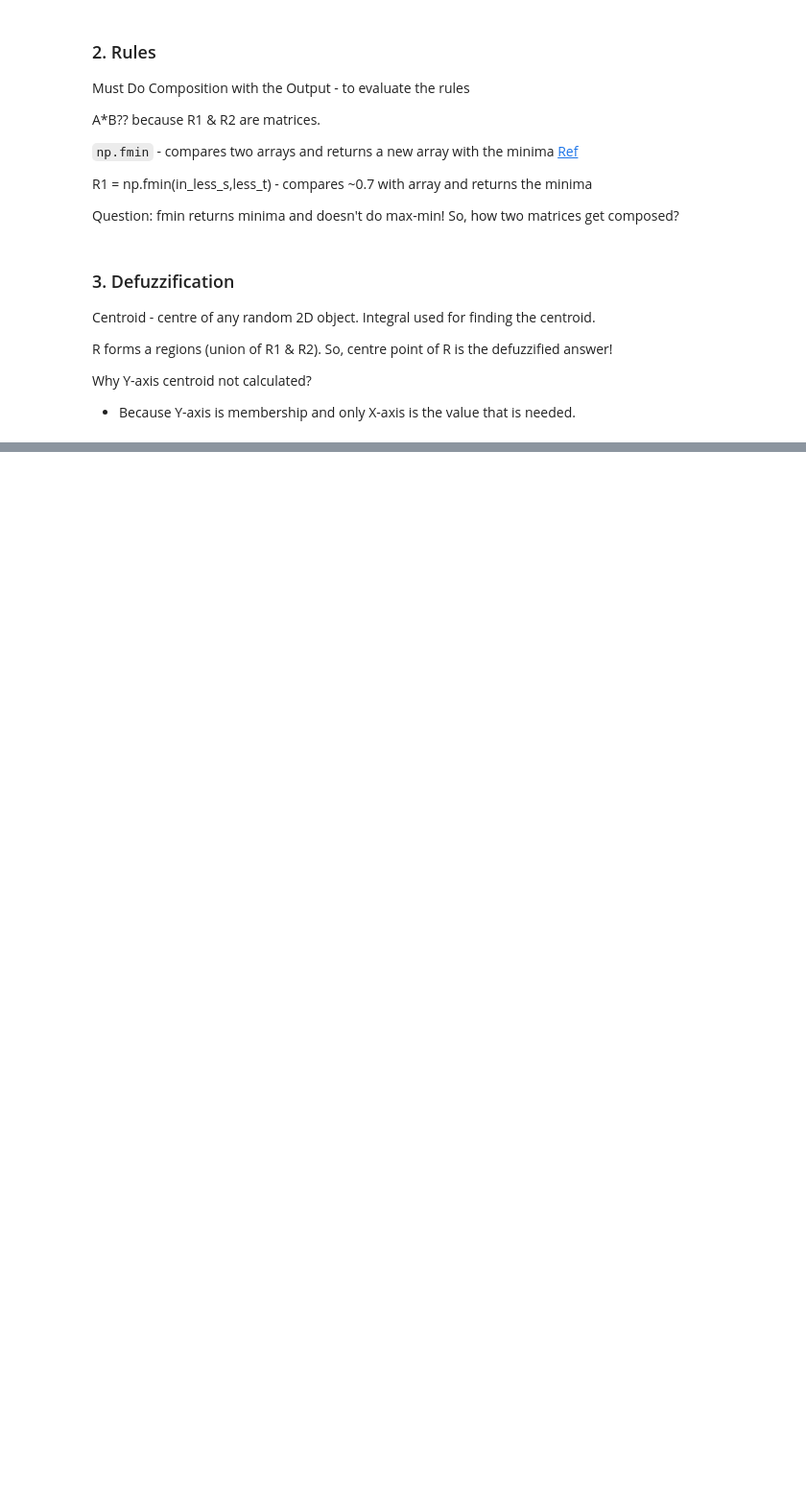
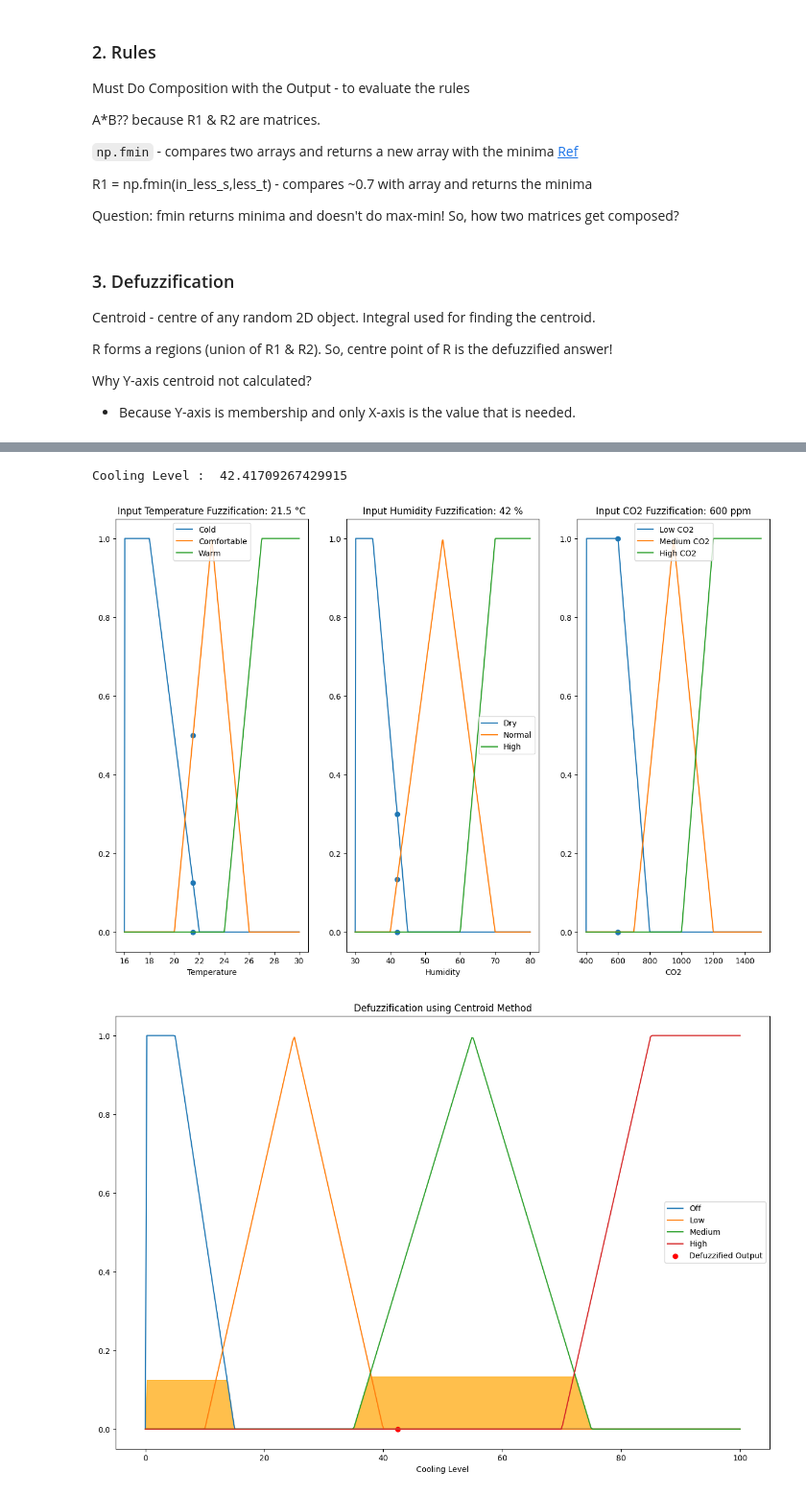
Before and after one commit to everhettoo/fl-hvac-control, a Jupyter notebook: notebooks/mamdani_hvac_control.ipynb, the cells around one changed output, grey strips where cells are left out. Shown at 96% size. Drawn from its saved outputs; the diff is of its cells as text; code cells hidden in the pictures; blank space fills up the shorter version.

```diff
--- a/notebooks/mamdani_hvac_control.ipynb
+++ b/notebooks/mamdani_hvac_control.ipynb
@@ -151,6 +215,12 @@ R3 = np.fmin(ant, avg)
 # %%
 # summarize the Rules
-R = np.maximum(np.maximum(R1, R2), R3)
+R = np.fmax(R1,
+      np.fmax(R2,
+      np.fmax(R3,
+      np.fmax(R4,
+      np.fmax(R5,
+      np.fmax(R6,
+              R7))))))
 # %% [markdown]
 ### 3. Defuzzification
 Centroid - centre of any random 2D object. Integral used for finding the centroid.<p>
@@ -195,0 +231,52 @@ Life Expectancy :  24.252096424509695
+# %%
+# Defuzzification
+res = mf.defuzzify(cooling, R)
+print("Cooling Level : ", res)
+
+# Cooling Level Plot with defuzzified point
+plt.figure(0, figsize=(15, 10))
+plt.subplot(1, 3, 1)
+plt.plot(temp, cold_temp, label="Cold")
+plt.plot(temp, comfortable_temp, label="Comfortable")
+plt.plot(temp, warm_temp, label="Warm")
+
+plt.scatter([in_temp, in_temp, in_temp], [in_cold_temp, in_comfortable_temp, in_warm_temp])
+plt.xlabel("Temperature")
+plt.title("Input Temperature Fuzzification: 21.5 °C")
+plt.legend()
+
+plt.subplot(1, 3, 2)
+plt.plot(humid, dry_humid, label="Dry")
+plt.plot(humid, normal_humid, label="Normal")
+plt.plot(humid, high_humid, label="High")
+
+plt.scatter([in_humid, in_humid, in_humid], [in_dry_humid, in_normal_humid, in_high_humid])
+plt.xlabel("Humidity")
+plt.title("Input Humidity Fuzzification: 42 %")
+plt.legend()
+
+plt.subplot(1, 3, 3)
+plt.plot(co2, low_co2, label="Low CO2")
+plt.plot(co2, medium_co2, label="Medium CO2")
+plt.plot(co2, high_co2, label="High CO2")
+
+plt.scatter([in_co2, in_co2, in_co2], [in_low_co2, in_medium_co2, in_high_co2])
+plt.xlabel("CO2")
+plt.title("Input CO2 Fuzzification: 600 ppm")
+plt.legend()
+
+plt.figure(1, figsize=(15, 10))
+plt.plot(cooling, off_cool, label="Off")
+plt.plot(cooling, low_cool, label="Low")
+plt.plot(cooling, medium_cool, label="Medium")
+plt.plot(cooling, high_cool, label="High")
+plt.fill_between(cooling, np.zeros_like(cooling), R, color='orange', alpha=0.7)
+plt.scatter([res], [0], color='red', label="Defuzzified Output")
+plt.xlabel("Cooling Level")
+plt.title("Defuzzification using Centroid Method")
+plt.legend()
+plt.show()
+# %% [output]
+Cooling Level :  42.41709267429915
+[figure, added]
+[figure, added]
```
Also changed, not shown: parts of 6 cells of this notebook, 2 other files.
